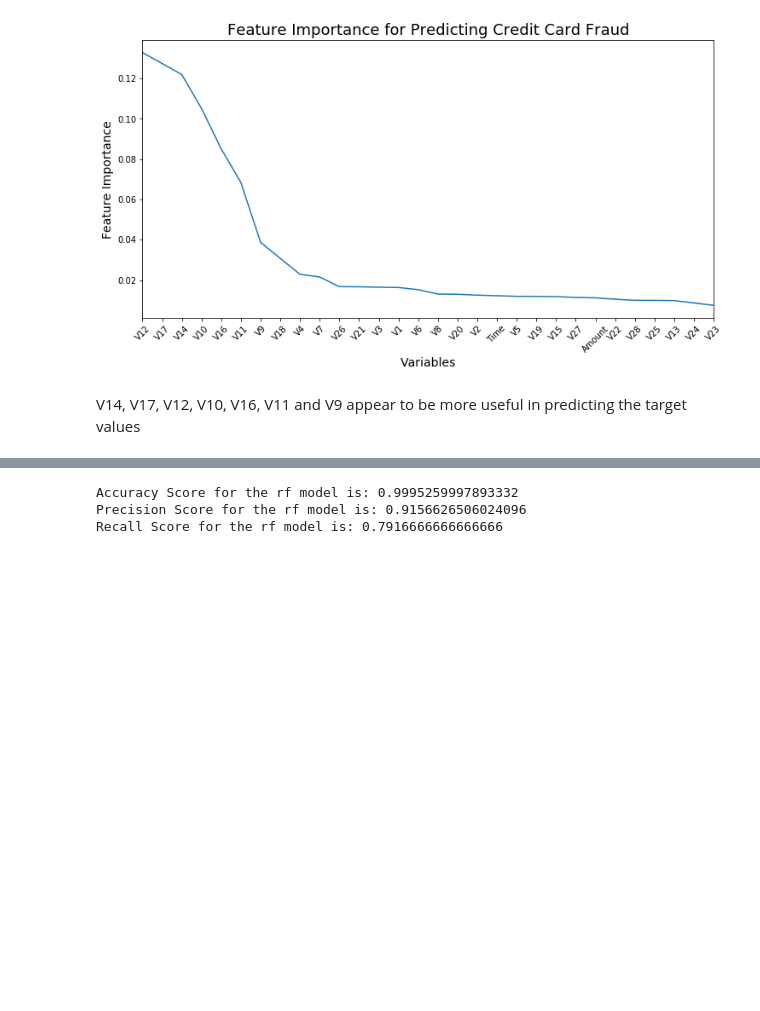
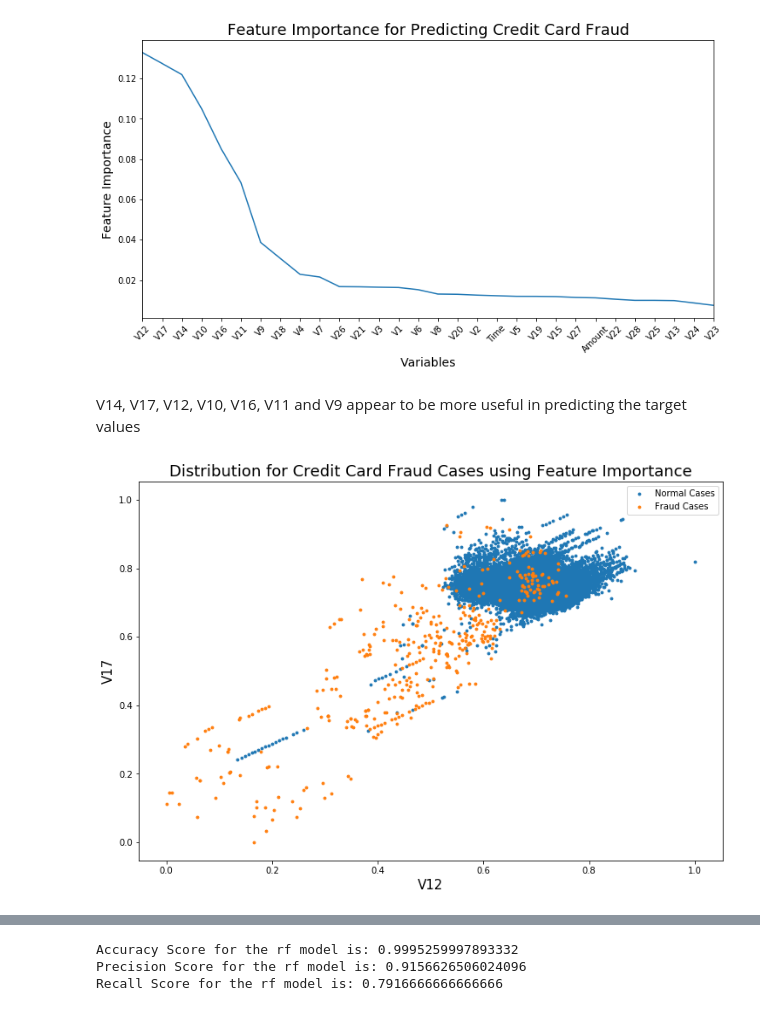
Before and after one commit to HaoxuanXu/credit_card_fraud_detection, a Jupyter notebook: Credit_Card_Fraud_Detection_Classical_Models.ipynb, the cells around one changed output, grey strips where cells are left out. Saved outputs shown, nothing was run; the diff lists cells and outputs as text; code cells hidden in the pictures; blank space fills up the shorter version.

```diff
--- a/Credit_Card_Fraud_Detection_Classical_Models.ipynb
+++ b/Credit_Card_Fraud_Detection_Classical_Models.ipynb
@@ -162,3 +222,18 @@ plt.show()
 [figure]
 # %% [markdown]
 V14, V17, V12, V10, V16, V11 and V9 appear to be more useful in predicting the target values
+# %%
+# Let's see if we can achieve a better separation of normal and fraud cases using variable V12 and V17
+plt.subplots(figsize=(12,8))
+plt.scatter(x = X_train_scaled.loc[negative_case_index_train, 'V12'],
+            y = X_train_scaled.loc[negative_case_index_train, "V17"], label = "Normal Cases", s=8)
+
+plt.scatter(x = X_train_scaled.loc[positive_case_index_train, "V12"],
+            y = X_train_scaled.loc[positive_case_index_train, "V17"], label = "Fraud Cases", s=8)
+plt.legend()
+plt.xlabel("V12", size = 15)
+plt.ylabel("V17", size = 15)
+plt.title("Distribution for Credit Card Fraud Cases using Feature Importance", size = 18)
+plt.show()
+# %% [output]
+[figure, added]
```
Also changed, not shown: parts of 11 cells of this notebook.
